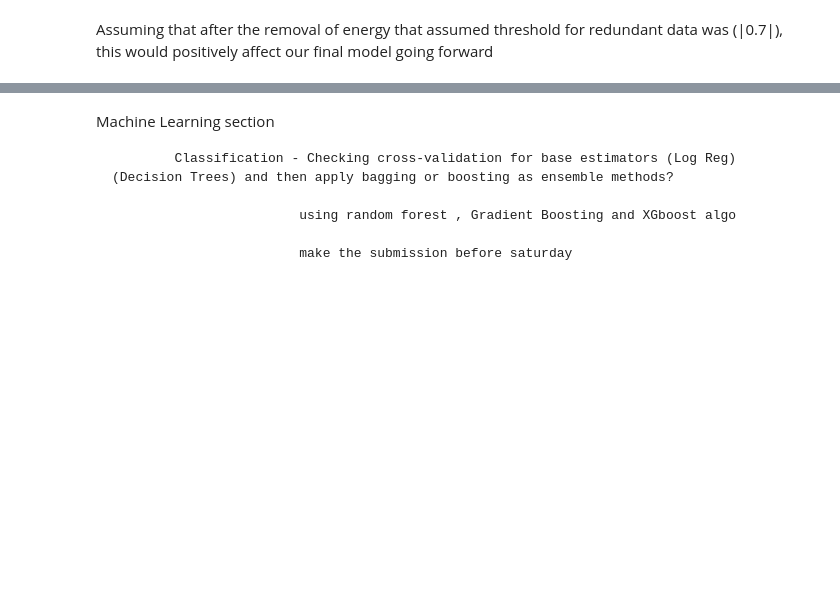
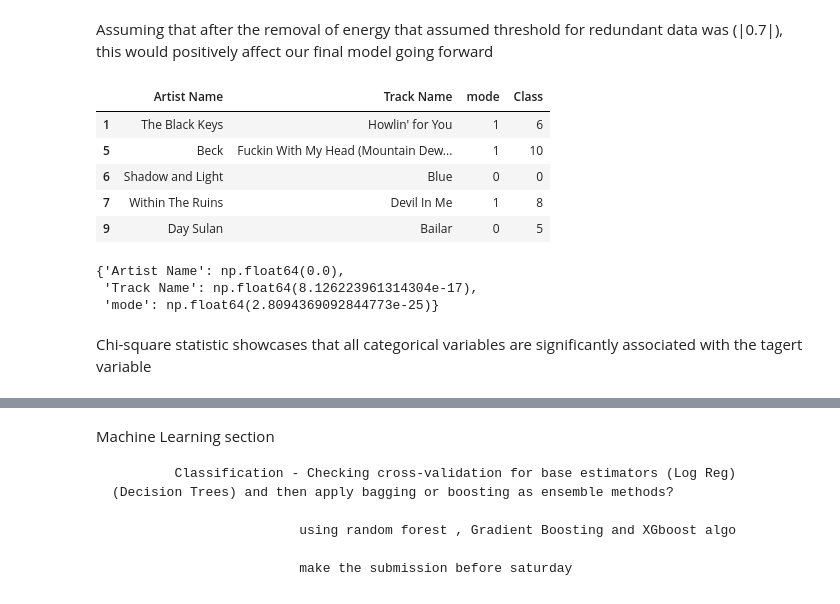
Before and after one commit to YSKAA423/M_Genre_Classifier, a Jupyter notebook: M_Genre_Classifier.ipynb, the cells around one changed output, grey strips where cells are left out. Saved outputs shown, nothing was run; the diff lists cells and outputs as text; code cells hidden in the pictures; blank space fills up the shorter version.

```diff
--- a/M_Genre_Classifier.ipynb
+++ b/M_Genre_Classifier.ipynb
@@ -178,3 +178,16 @@ plt.clf()
 <Figure size 640x480 with 0 Axes>
 # %% [markdown]
 Assuming that after the removal of energy that assumed threshold for redundant data was (|0.7|), this would positively affect our final model going forward
+# %%
+M_copy['Class'] = M_copy['Class'].astype('object')
+M_copy['mode'] = M_copy['mode'].astype('object')
+
+M_str = M_copy.select_dtypes(include=object)
+M_str.head()
+# %% [output]
+|  | Artist Name | Track Name | mode | Class |
+| 1 | The Black Keys | Howlin' for You | 1 | 6 |
+| 5 | Beck | Fuckin With My Head (Mountain Dew... | 1 | 10 |
+| 6 | Shadow and Light | Blue | 0 | 0 |
+| 7 | Within The Ruins | Devil In Me | 1 | 8 |
+| 9 | Day Sulan | Bailar | 0 | 5 |
@@ -180,0 +206,8 @@ Assuming that after the removal of energy that assumed threshold for redundant d
+# %%
+chi2_statistic(M_str,"Class")
+# %% [output]
+{'Artist Name': np.float64(0.0),
+ 'Track Name': np.float64(8.126223961314304e-17),
+ 'mode': np.float64(2.8094369092844773e-25)}
+# %% [markdown]
+Chi-square statistic showcases that all categorical variables are significantly associated with the tagert variable
```
Also changed, not shown: parts of 12 cells of this notebook.
